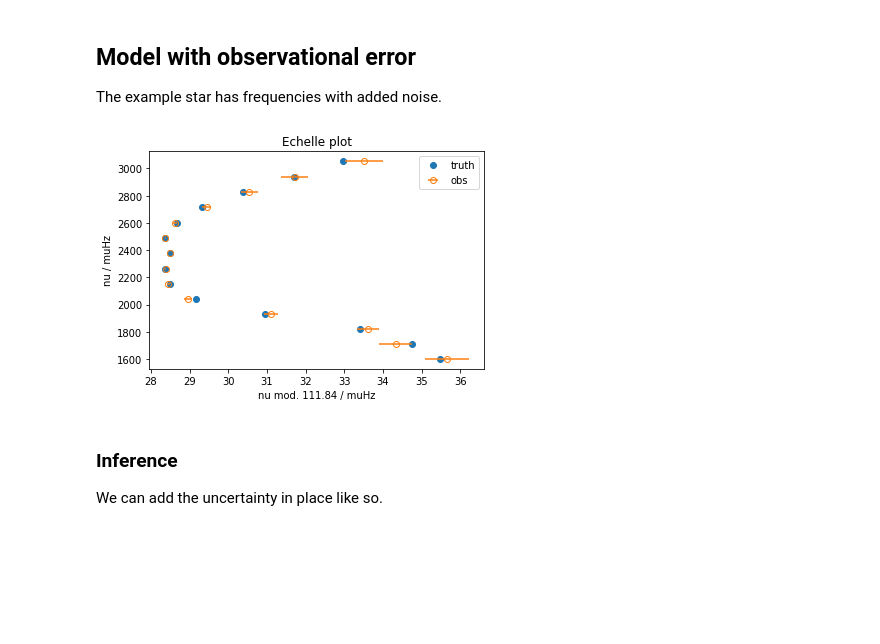
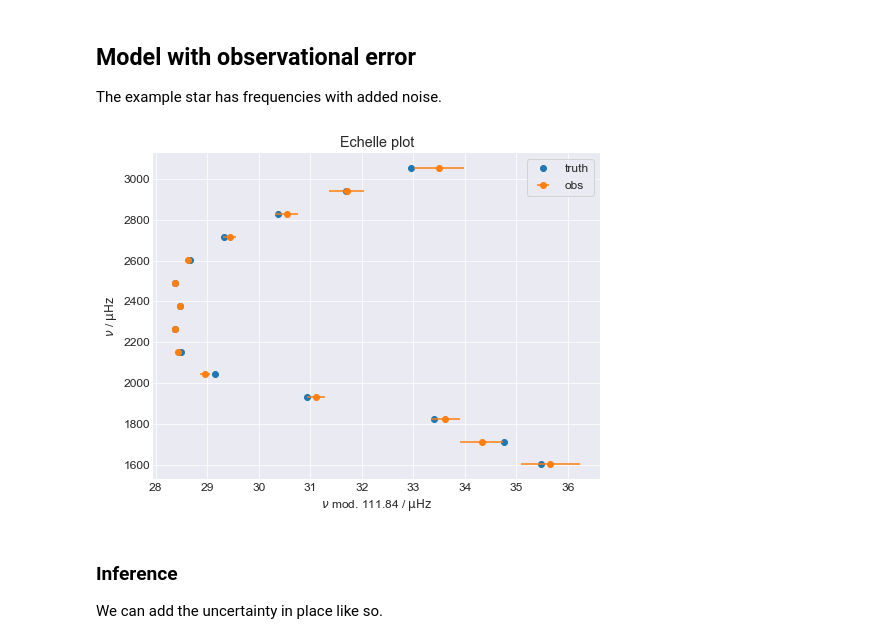
Before and after one commit to alexlyttle/asterion, a Jupyter notebook: docs/source/tutorials/glitch.ipynb, the cells around one changed output. Saved outputs shown, nothing was run; the diff lists cells and outputs as text; code cells hidden in the pictures; blank space fills up the shorter version.

```diff
--- a/docs/source/tutorials/glitch.ipynb
+++ b/docs/source/tutorials/glitch.ipynb
@@ -3,12 +3,18 @@
 
 With `asterion.GlitchModel`, you can model the helium-II ionization and base of the convective zone glitches given radial mode frequencies. This can be done with modelled or observed modes (with and without observational uncertainty). This notebook will go through both situations.
 # %%
-import numpy as np
+import arviz as az
 import matplotlib.pyplot as plt
 
 import asterion as ast
 from asterion import GlitchModel, Inference
 from asterion.data import example_star
+
+# Plotting style setup
+plt.style.use('seaborn-darkgrid')
+plt.rcParams['legend.frameon'] = True
+plt.rcParams['font.size'] = 12.0
+plt.rcParams['figure.figsize'] = [8.0, 6.0]
 # %% [markdown]
 ## Data
 
@@ -268,17 +274,18 @@ The example star has frequencies with added noise.
 # %%
 nu_obs = example_star["nu_obs"]
 nu_err = example_star["nu_err"]
 
 ax = plt.gca()
 ax.plot(nu%delta_nu[0], nu, marker='o', linestyle='none', label='truth')
-ax.errorbar(nu_obs%delta_nu[0], nu_obs, xerr=nu_err, marker='o', linestyle='none', label='obs', markerfacecolor='none')
+ax.errorbar(nu_obs%delta_nu[0], nu_obs, xerr=nu_err, marker='o',
+            linestyle='none', label='obs')
 
-ax.set_xlabel(f'nu mod. {delta_nu[0]:.2f} / muHz')
-ax.set_ylabel(f'nu / muHz')
+ax.set_xlabel(rf'$\nu$ mod. {delta_nu[0]:.2f} / ' + r'$\mathrm{\mu Hz}$')
+ax.set_ylabel(r'$\nu$ / $\mathrm{\mu Hz}$')
 ax.set_title('Echelle plot')
 ax.legend();
 # %% [output]
-[figure, old version]
+[figure, new version]
 # %% [markdown]
 ### Inference
 
```
Also changed, not shown: parts of 21 cells of this notebook.
